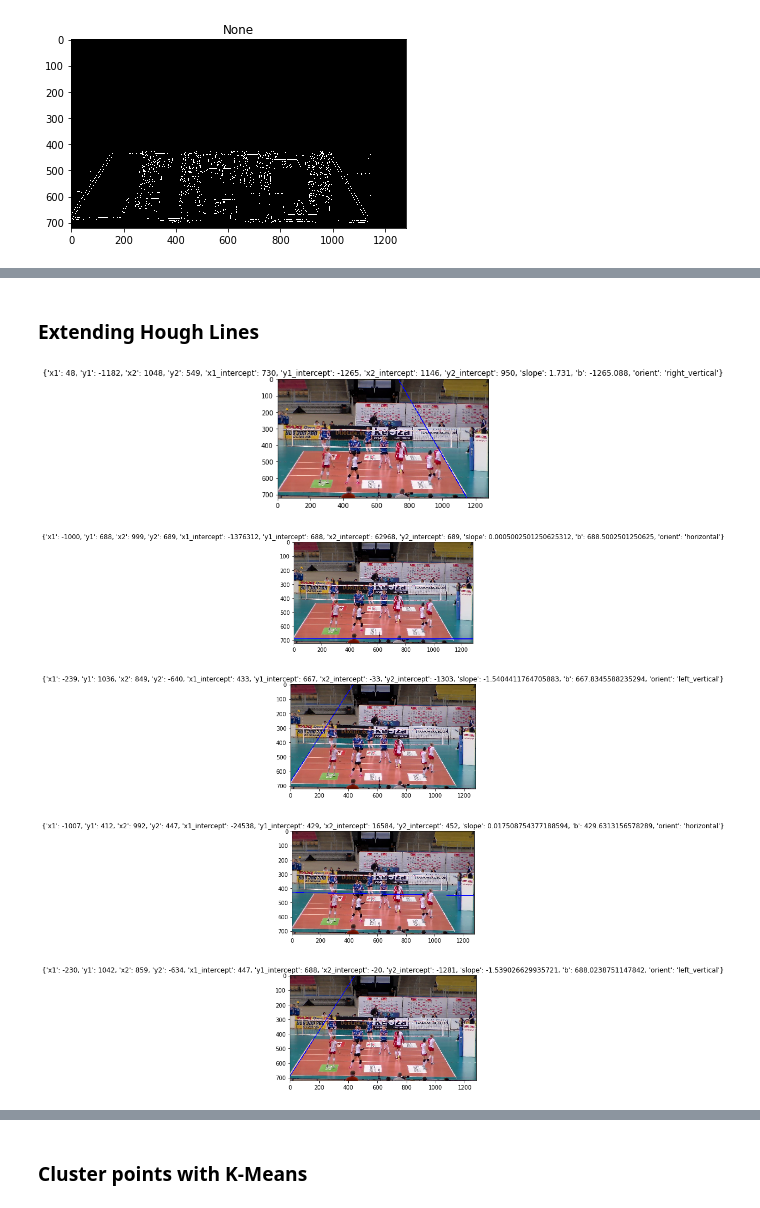
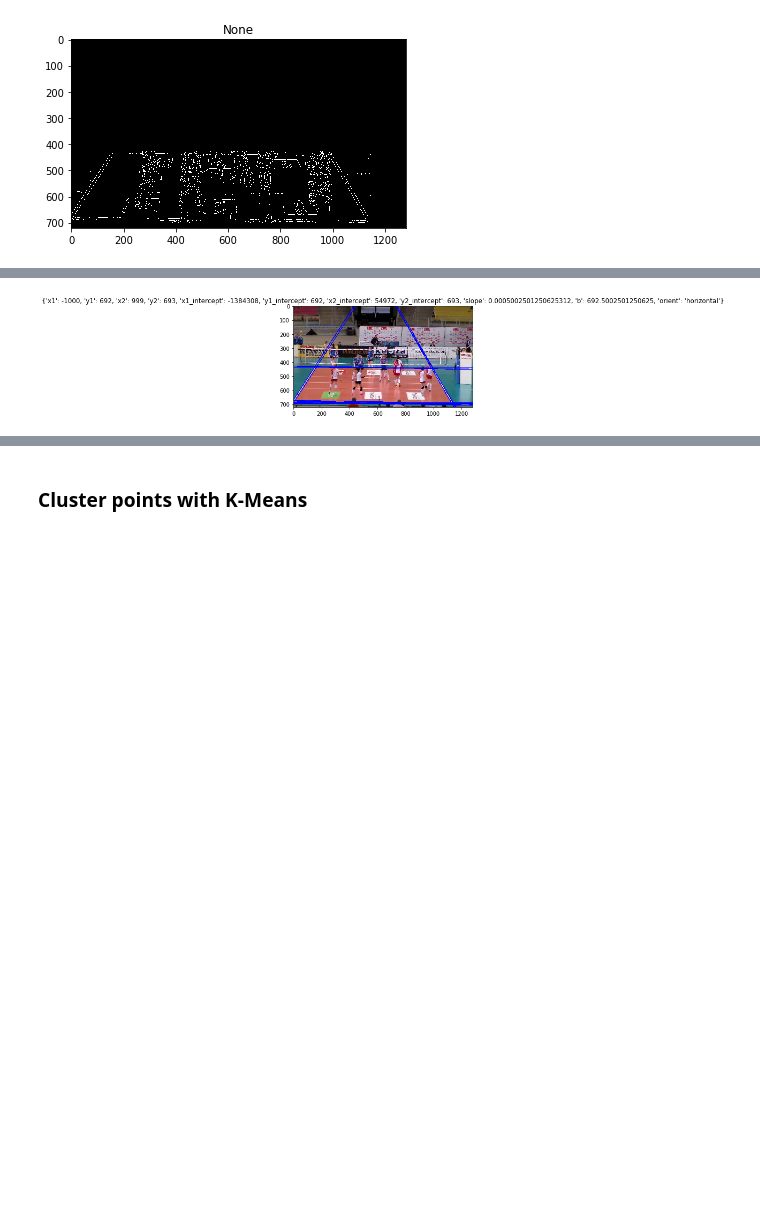
Before and after one commit to bfortuner/computer-vision, a Jupyter notebook: theory/Homography.ipynb, the cells around one changed output, grey strips where cells are left out. Saved outputs shown, nothing was run; the diff lists cells and outputs as text; code cells hidden in the pictures; blank space fills up the shorter version.

```diff
--- a/theory/Homography.ipynb
+++ b/theory/Homography.ipynb
@@ -181,9 +146,3 @@ for line in lines:
             orient = 'other'
 
         coords.append([x1,y1,x2,y2,rho,theta,degrees,orient])
-
-        if plot_count < 5:
-            img = load_cv2_img(img_fpath, colorspace=cv2.COLOR_BGR2RGB)
-            cv2.line(img, pt1=(x1, y1), pt2=(x2, y2), color=(0, 0, 255), thickness=3)
-            plot_img(img, title=coords[-1])
-        plot_count += 1
@@ -259,47 +149,41 @@ horizontal
-# %% [markdown]
-### Extending Hough Lines
 # %%
+### Extending Hough Lines
+
 height,width,c = img.shape
 new_coords = []
 plot_count = 0
+img = load_cv2_img(img_fpath, colorspace=cv2.COLOR_BGR2RGB)
 for coord in coords:
     x1,y1,x2,y2 = coord[:4]
-    slope = (y2-y1) / (x2-x1)
+    slope = (y2-y1) / max((x2-x1), .000001)
     #y = mx + b
     b = y1 - slope * x1
     # x intercepts
     x1_int = int(-b / slope) # -b/m = 0 = mx + b), x when y == 0
     x2_int = int((height - b) / slope) #x when y == height
     # y intercepts
     y1_int = int(b) #y when x == 0
     y2_int = int(slope * width + b) #y when x == width
     details = {
         'x1':x1,
         'y1':y1,
         'x2':x2,
         'y2':y2,
         'x1_intercept': x1_int,
         'y1_intercept': y1_int,
         'x2_intercept': x2_int,
         'y2_intercept': y2_int,
         'slope': slope,
         'b': b,
         'orient': coord[-1]
     }
     new_coords.append(details)
-    if plot_count < 5:
-        img = load_cv2_img(img_fpath, colorspace=cv2.COLOR_BGR2RGB)
-        if details['orient'] == 'horizontal':
-            cv2.line(img, pt1=(0, y1_int), pt2=(width, y2_int),
+    if details['orient'] == 'horizontal':
+        cv2.line(img, pt1=(0, y1_int), pt2=(width, y2_int),
                      color=(0, 0, 255), thickness=3)
-        else:
-            cv2.line(img, pt1=(x1_int, 0), pt2=(x2_int, height),
-                 color=(0, 0, 255), thickness=3)
-        plot_img(img, title=details)
-    plot_count += 1
+    else:
+        cv2.line(img, pt1=(x1_int, 0), pt2=(x2_int, height),
+             color=(0, 0, 255), thickness=3)
+plot_img(img, title=details)
 # %% [output]
-[figure, old version]
+[figure, new version]
-[figure, removed]
-[figure, removed]
-[figure, removed]
-[figure, removed]
```
Also changed, not shown: parts of 36 cells of this notebook.
